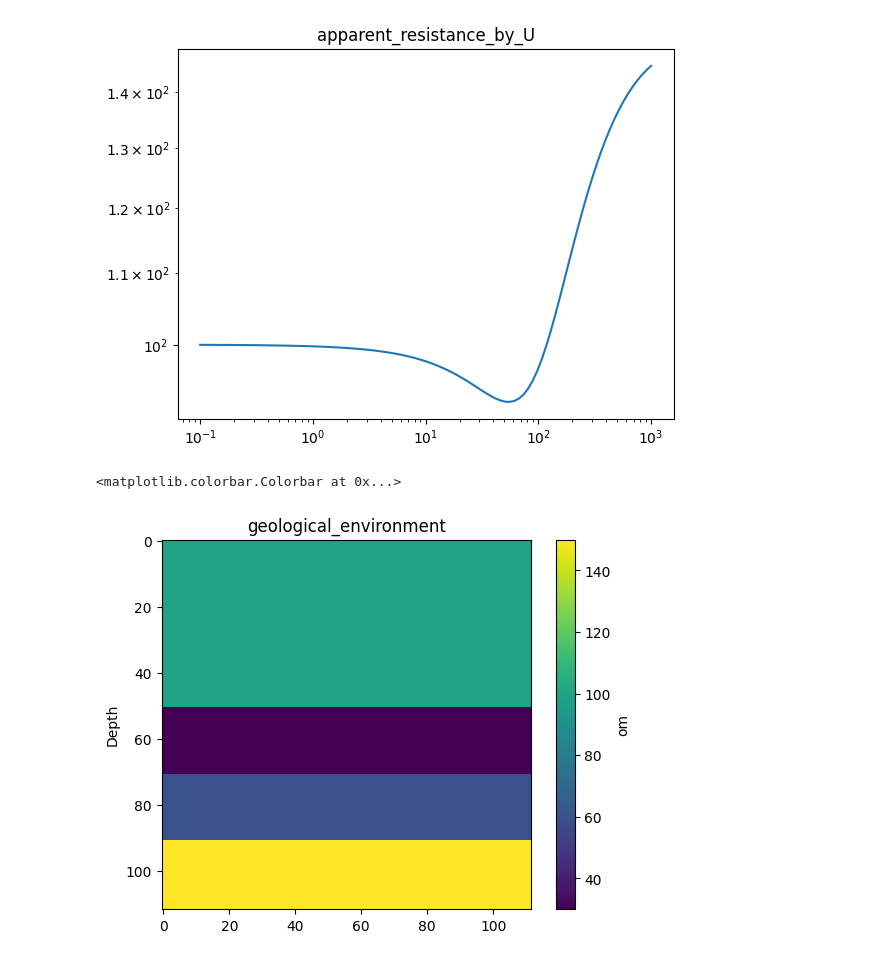
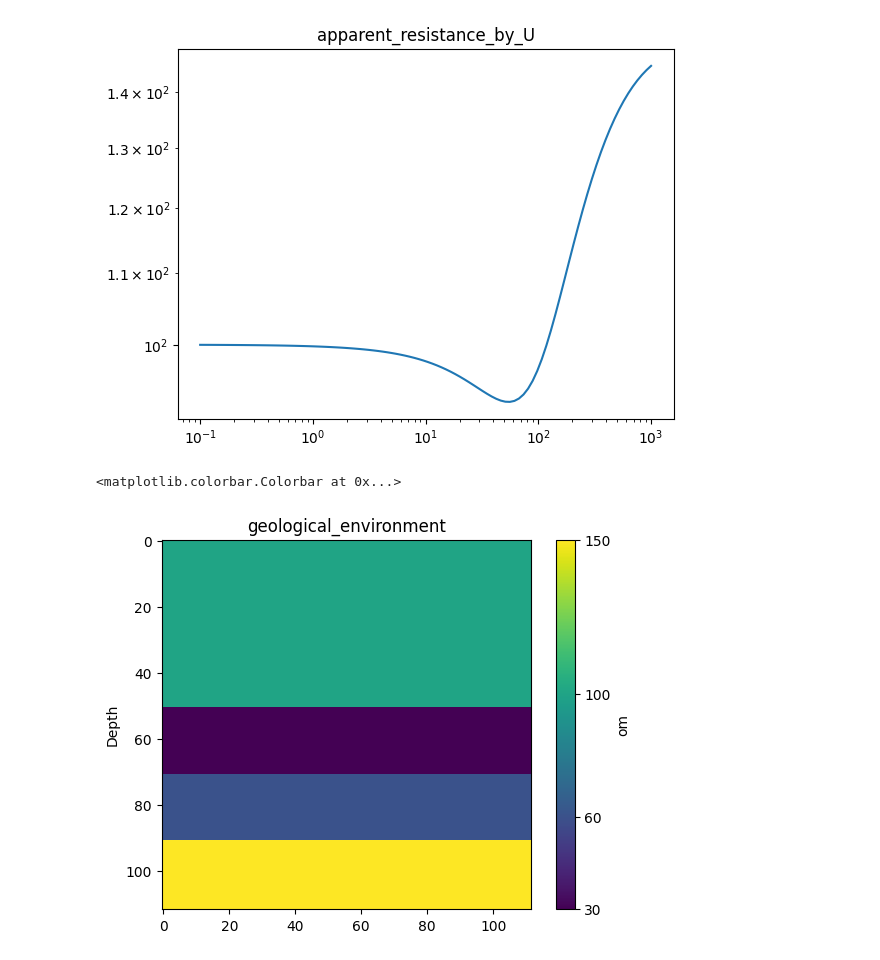
Before and after one commit to arty0mkha/electrical-prospecting, a Jupyter notebook: direct_example.ipynb, the cells around one changed output. Drawn from its saved outputs; the diff is of its cells as text; code cells hidden in the pictures.

```diff
--- a/direct_example.ipynb
+++ b/direct_example.ipynb
@@ -29,8 +29,8 @@ Text(0.5, 1.0, 'apparent_resistance_by_U')
 # %%
 plt.imshow(visfunc.geological_environment(param))
 plt.ylabel('Depth')
 plt.title('geological_environment')
-plt.colorbar(label='om')
+plt.colorbar(label='om',ticks=param[0::2])
 # %% [output]
 <matplotlib.colorbar.Colorbar at 0x...>
-[figure, old version]
+[figure, new version]
```
Also changed, not shown: 3 other files.
